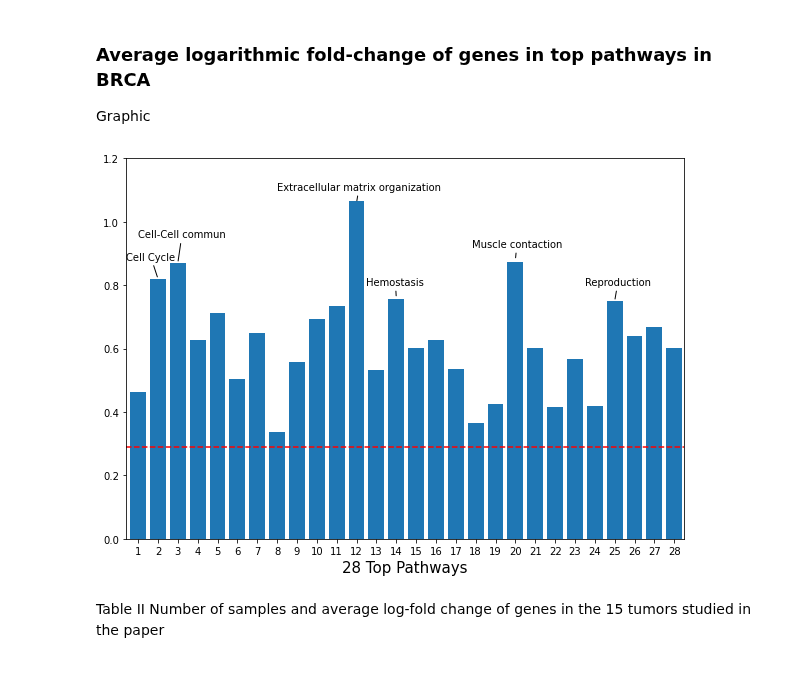
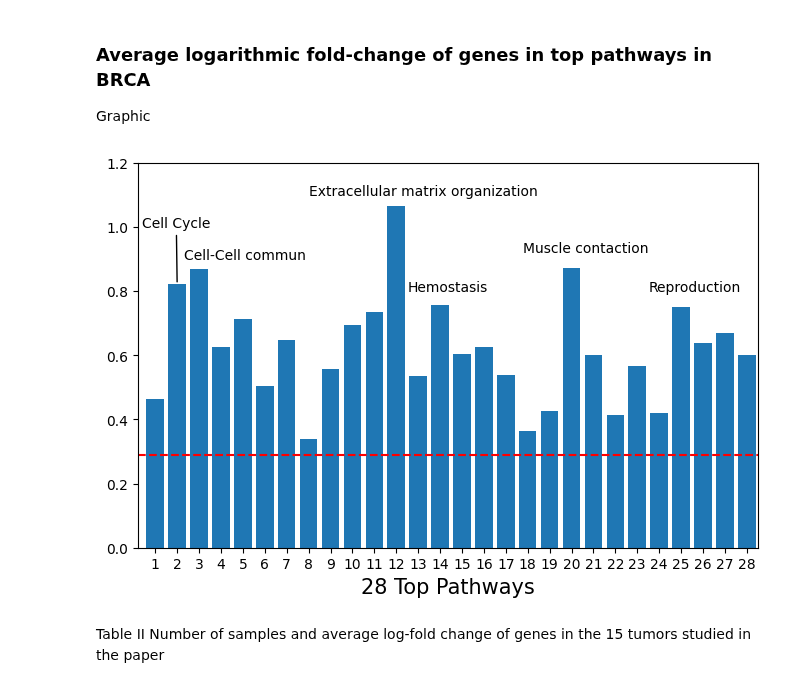
Before and after one commit to SamSaladino/FC-of-Genetic-pathways, a Jupyter notebook: Expr_pathways.ipynb, the cells around one changed output. Cells and saved outputs as stored; diff of their text form; code cells hidden in the pictures.

```diff
--- a/Expr_pathways.ipynb
+++ b/Expr_pathways.ipynb
@@ -79,37 +79,32 @@ print(X.shape)
 ### Average logarithmic fold-change of genes in top pathways in BRCA
  Graphic
 # %%
-plt.figure(figsize=(10,7))
+plt.figure(figsize=(8,5))
 plt.bar(np.arange(1,29),X.BRCA)
 plt.axhline(abs(df.loc['BRCA']).mean(),color='red',
             linestyle='dashed',linewidth=1.5)
 
 plt.xticks(np.arange(1,29))
-plt.xlim(0.4,28.5)
+plt.xlim(0.2,28.5)
 plt.ylim(0,1.2)
 plt.xlabel('28 Top Pathways', fontsize=15)
 
 # Annotations
-plt.annotate('Cell Cycle',xy=(2,0.82), xytext=(0.4,0.88),xycoords='data',
+plt.annotate('Cell Cycle',xy=(2,0.82), xytext=(0.4,1),xycoords='data',
              arrowprops=dict(facecolor='black', arrowstyle='-'))
-plt.annotate('Cell-Cell commun',xy=(3,0.87), xytext=(1,0.95),xycoords='data',
-             arrowprops=dict(facecolor='black', arrowstyle='-'))
+plt.annotate('Cell-Cell commun',xy=(3,0.87), xytext=(2.3,0.9),xycoords='data')
 plt.annotate('Extracellular matrix organization',xy=(12,1.06),
-             xytext=(8,1.10),xycoords='data',
-             arrowprops=dict(facecolor='black', arrowstyle='-'))
-plt.annotate('Hemostasis',xy=(14,0.76), xytext=(12.5,0.8),xycoords='data',
-             arrowprops=dict(facecolor='black', arrowstyle='-'))
-plt.annotate('Muscle contaction',xy=(20,0.88), xytext=(17.8,0.92),xycoords='data',
-             arrowprops=dict(facecolor='black', arrowstyle='-'))
-plt.annotate('Reproduction',xy=(25,0.75), xytext=(23.5,0.8),xycoords='data',
-             arrowprops=dict(facecolor='black', arrowstyle='-'))
+             xytext=(8,1.10),xycoords='data')
+plt.annotate('Hemostasis',xy=(14,0.76), xytext=(12.5,0.8),xycoords='data')
+plt.annotate('Muscle contaction',xy=(20,0.88), xytext=(17.8,0.92),xycoords='data')
+plt.annotate('Reproduction',xy=(25,0.75), xytext=(23.5,0.8),xycoords='data')
 
 # Store the fig
 plt.savefig("./figures_tables/Fig 2.pdf", bbox_inches='tight')
 # Show the plot
 plt.show()
 # %% [output]
-[figure, old version]
+[figure, new version]
 # %% [markdown]
 Table II Number of samples and average log-fold change of genes in the 15 tumors studied in the paper
 # %%
```
Also changed, not shown: parts of 4 cells of this notebook, 9 other files.
